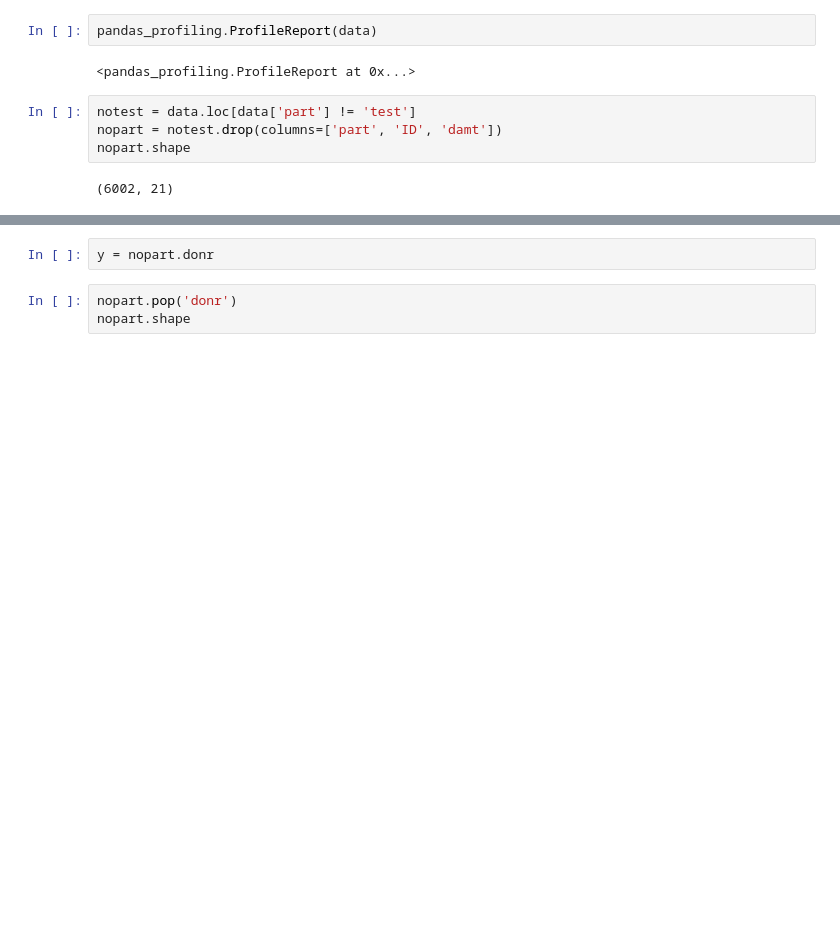
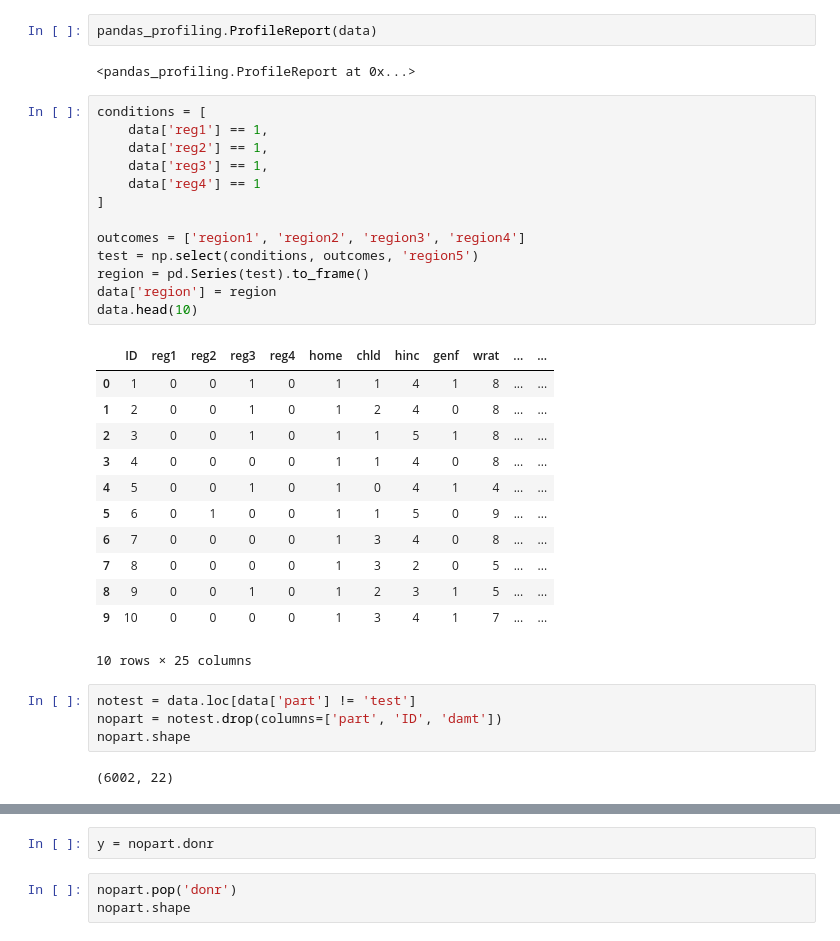
Before and after one commit to jfavole/genericanalysis, a Jupyter notebook: genericclassifiermethod.ipynb, the cells around one changed output, grey strips where cells are left out. Saved outputs shown, nothing was run; the diff lists cells and outputs as text; blank space fills up the shorter version.

```diff
--- a/genericclassifiermethod.ipynb
+++ b/genericclassifiermethod.ipynb
@@ -26,9 +33,35 @@ np.random.seed(0)
 pandas_profiling.ProfileReport(data)
 # %% [output]
 <pandas_profiling.ProfileReport at 0x...>
+# %%
+conditions = [
+    data['reg1'] == 1,
+    data['reg2'] == 1,
+    data['reg3'] == 1,
+    data['reg4'] == 1
+]
+
+outcomes = ['region1', 'region2', 'region3', 'region4']
+test = np.select(conditions, outcomes, 'region5')
+region = pd.Series(test).to_frame()
+data['region'] = region
+data.head(10)
+# %% [output]
+|  | ID | reg1 | reg2 | reg3 | reg4 | home | chld | hinc | genf | wrat | ... | ... |
+| 0 | 1 | 0 | 0 | 1 | 0 | 1 | 1 | 4 | 1 | 8 | ... | ... |
+| 1 | 2 | 0 | 0 | 1 | 0 | 1 | 2 | 4 | 0 | 8 | ... | ... |
+| 2 | 3 | 0 | 0 | 1 | 0 | 1 | 1 | 5 | 1 | 8 | ... | ... |
+| 3 | 4 | 0 | 0 | 0 | 0 | 1 | 1 | 4 | 0 | 8 | ... | ... |
+| 4 | 5 | 0 | 0 | 1 | 0 | 1 | 0 | 4 | 1 | 4 | ... | ... |
+| 5 | 6 | 0 | 1 | 0 | 0 | 1 | 1 | 5 | 0 | 9 | ... | ... |
+| 6 | 7 | 0 | 0 | 0 | 0 | 1 | 3 | 4 | 0 | 8 | ... | ... |
+| 7 | 8 | 0 | 0 | 0 | 0 | 1 | 3 | 2 | 0 | 5 | ... | ... |
+| 8 | 9 | 0 | 0 | 1 | 0 | 1 | 2 | 3 | 1 | 5 | ... | ... |
+| 9 | 10 | 0 | 0 | 0 | 0 | 1 | 3 | 4 | 1 | 7 | ... | ... |
+10 rows × 25 columns
 # %%
 notest = data.loc[data['part'] != 'test']
 nopart = notest.drop(columns=['part', 'ID', 'damt'])
 nopart.shape
 # %% [output]
-(6002, 21)
+(6002, 22)
```
Also changed, not shown: parts of 27 cells of this notebook, 3 other files.
